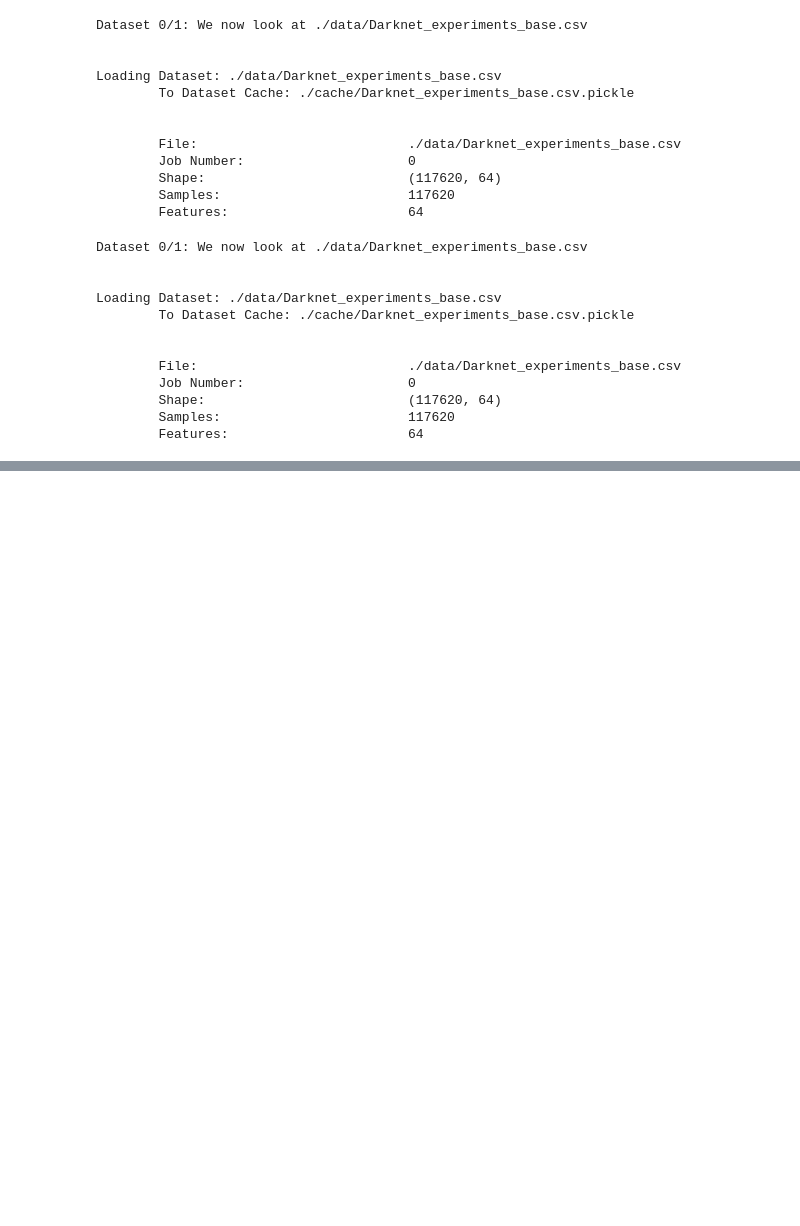
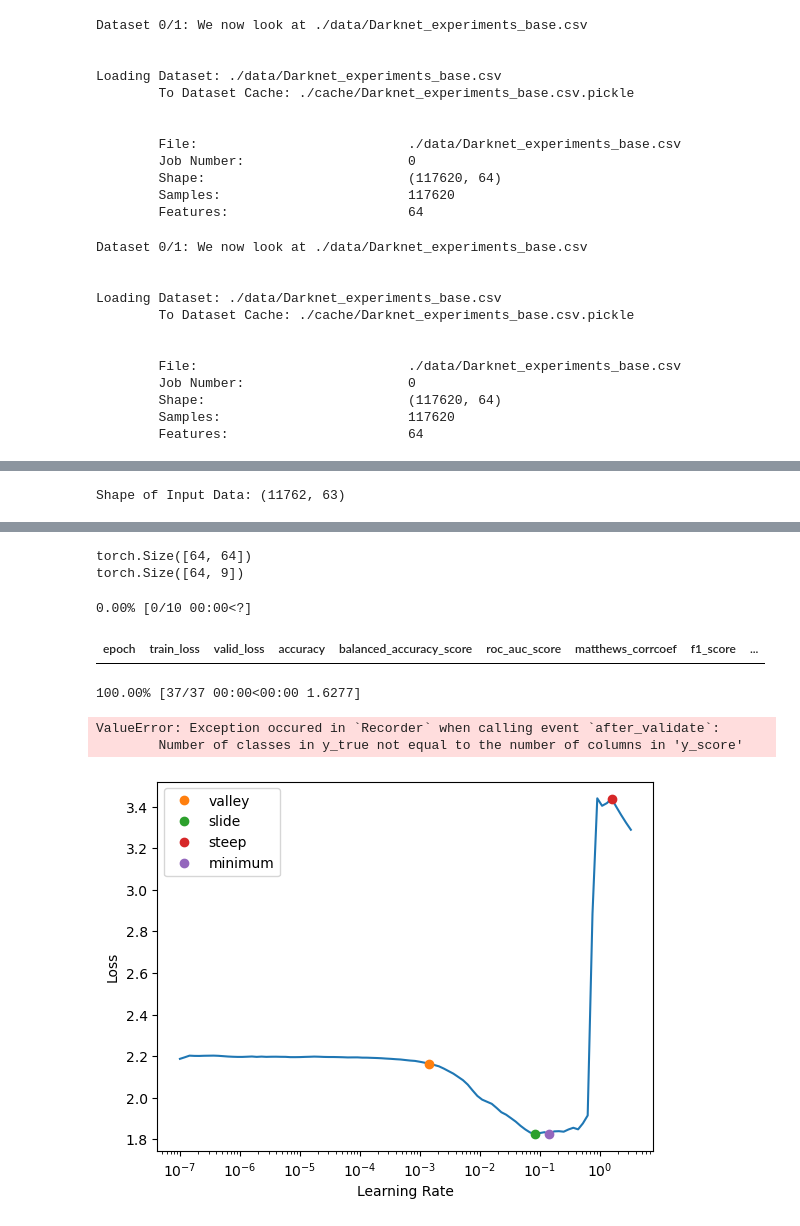
Before and after one commit to Colorado-Mesa-University-Cybersecurity/Quick_ML, a Jupyter notebook: example1.ipynb, the cells around one changed output, grey strips where cells are left out. Drawn from its saved outputs; the diff is of its cells as text; code cells hidden in the pictures; blank space fills up the shorter version.

```diff
--- a/example1.ipynb
+++ b/example1.ipynb
@@ -260,0 +268,35 @@ loss: 0.41567859053611755, accuracy:  86.14%
+# %%
+
+
+class Simple_Model(nn.Module):
+    def __init__(self, input_features=62, output_features=8, config: dict = None):
+        super().__init__()
+
+        self.out = nn.Sequential(
+            nn.Linear(input_features, 105, bias=False),
+            nn.ReLU(inplace=True),
+            nn.Linear(105, 105, bias=False),
+            nn.ReLU(inplace=True),
+
+            nn.Linear(105, output_features+1)
+        )
+
+        self.flag: bool = True
+
+
+    def forward(self, x):
+
+        if self.flag:
+            print(x.shape)
+
+        x = self.out(x)
+
+        if self.flag:
+            print(x.shape)
+            self.flag = False
+
+        return x
+
+results_t_res = run_torch_nn_experiment(df.drop(['Traffic Type'], axis=1), dataset_1['File'], 'Application Type', Simple_Model)
+# %% [output]
+Shape of Input Data: (11762, 63)
@@ -260,0 +304,8 @@ loss: 0.41567859053611755, accuracy:  86.14%
+torch.Size([64, 64])
+torch.Size([64, 9])
+0.00% [0/10 00:00<?]
+| epoch | train_loss | valid_loss | accuracy | balanced_accuracy_score | roc_auc_score | matthews_corrcoef | f1_score | ... |
+100.00% [37/37 00:00<00:00 1.6277]
+ValueError: Exception occured in `Recorder` when calling event `after_validate`:
+        Number of classes in y_true not equal to the number of columns in 'y_score'
+[figure, added]
```
Also changed, not shown: parts of 37 cells of this notebook, 3 other files.
